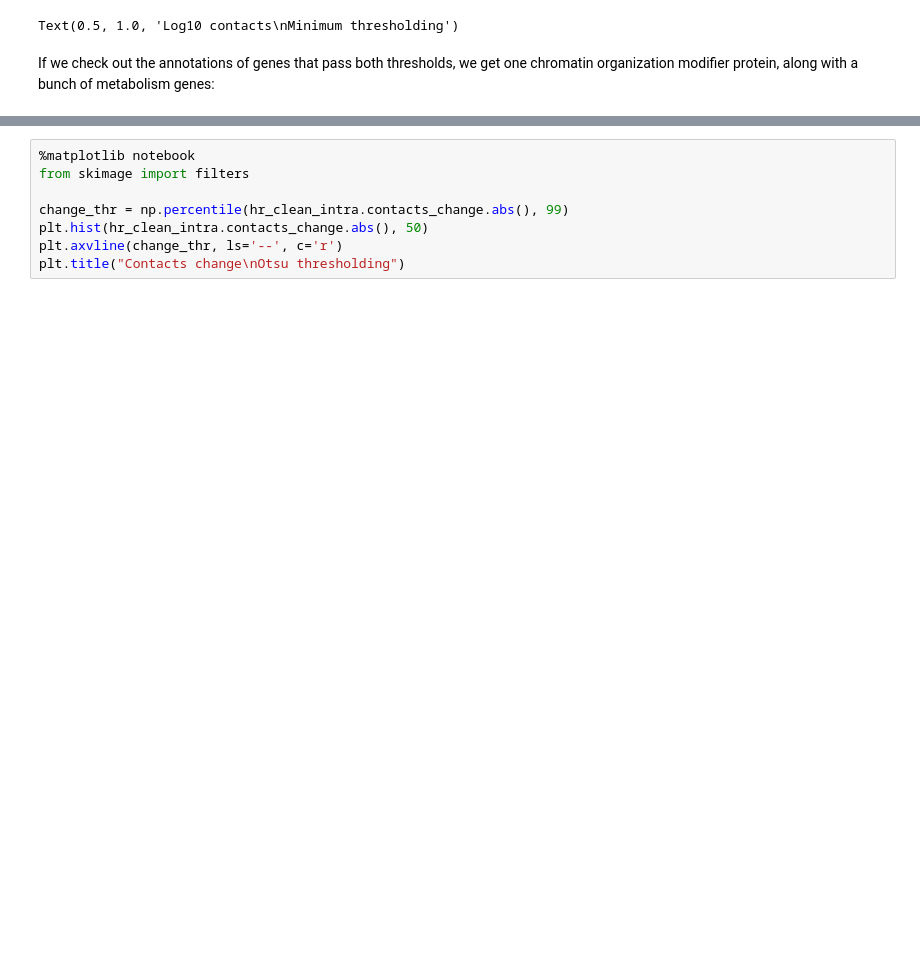
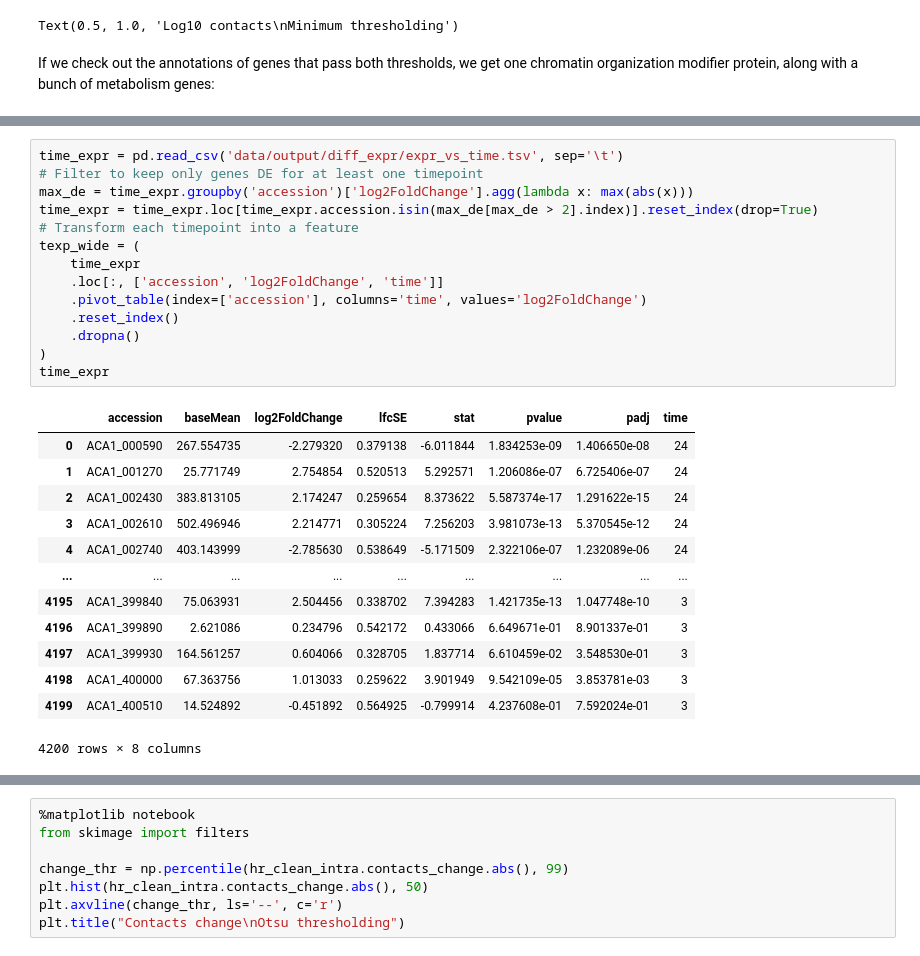
Before and after one commit to cmdoret/Acastellanii_legionella_infection, a Jupyter notebook: docs/notebooks/infection_contacts_diff_expr.ipynb, the cells around one changed output, grey strips where cells are left out. Cells and saved outputs as stored; diff of their text form; blank space fills up the shorter version.

```diff
--- a/docs/notebooks/infection_contacts_diff_expr.ipynb
+++ b/docs/notebooks/infection_contacts_diff_expr.ipynb
@@ -687,0 +704,28 @@ array(["'chromo' (CHRromatin Organization MOdifier) domain containing protein",
+# %%
+time_expr = pd.read_csv('data/output/diff_expr/expr_vs_time.tsv', sep='\t')
+# Filter to keep only genes DE for at least one timepoint
+max_de = time_expr.groupby('accession')['log2FoldChange'].agg(lambda x: max(abs(x)))
+time_expr = time_expr.loc[time_expr.accession.isin(max_de[max_de > 2].index)].reset_index(drop=True)
+# Transform each timepoint into a feature
+texp_wide = (
+    time_expr
+    .loc[:, ['accession', 'log2FoldChange', 'time']]
+    .pivot_table(index=['accession'], columns='time', values='log2FoldChange')
+    .reset_index()
+    .dropna()
+)
+time_expr
+# %% [output]
+|  | accession | baseMean | log2FoldChange | lfcSE | stat | pvalue | padj | time |
+| 0 | ACA1_000590 | 267.554735 | -2.279320 | 0.379138 | -6.011844 | 1.834253e-09 | 1.406650e-08 | 24 |
+| 1 | ACA1_001270 | 25.771749 | 2.754854 | 0.520513 | 5.292571 | 1.206086e-07 | 6.725406e-07 | 24 |
+| 2 | ACA1_002430 | 383.813105 | 2.174247 | 0.259654 | 8.373622 | 5.587374e-17 | 1.291622e-15 | 24 |
+| 3 | ACA1_002610 | 502.496946 | 2.214771 | 0.305224 | 7.256203 | 3.981073e-13 | 5.370545e-12 | 24 |
+| 4 | ACA1_002740 | 403.143999 | -2.785630 | 0.538649 | -5.171509 | 2.322106e-07 | 1.232089e-06 | 24 |
+| ... | ... | ... | ... | ... | ... | ... | ... | ... |
+| 4195 | ACA1_399840 | 75.063931 | 2.504456 | 0.338702 | 7.394283 | 1.421735e-13 | 1.047748e-10 | 3 |
+| 4196 | ACA1_399890 | 2.621086 | 0.234796 | 0.542172 | 0.433066 | 6.649671e-01 | 8.901337e-01 | 3 |
+| 4197 | ACA1_399930 | 164.561257 | 0.604066 | 0.328705 | 1.837714 | 6.610459e-02 | 3.548530e-01 | 3 |
+| 4198 | ACA1_400000 | 67.363756 | 1.013033 | 0.259622 | 3.901949 | 9.542109e-05 | 3.853781e-03 | 3 |
+| 4199 | ACA1_400510 | 14.524892 | -0.451892 | 0.564925 | -0.799914 | 4.237608e-01 | 7.592024e-01 | 3 |
+4200 rows × 8 columns
```
Also changed, not shown: parts of 12 cells of this notebook, 1 other file.
